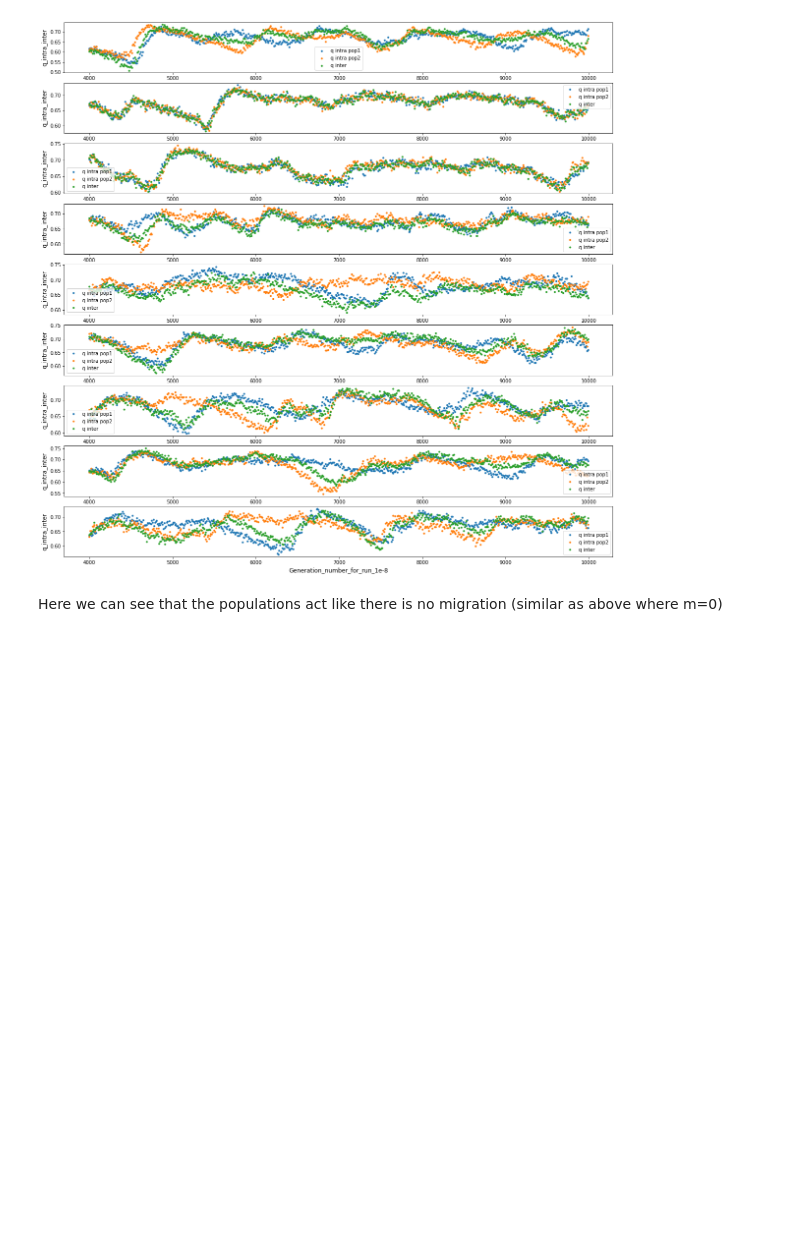
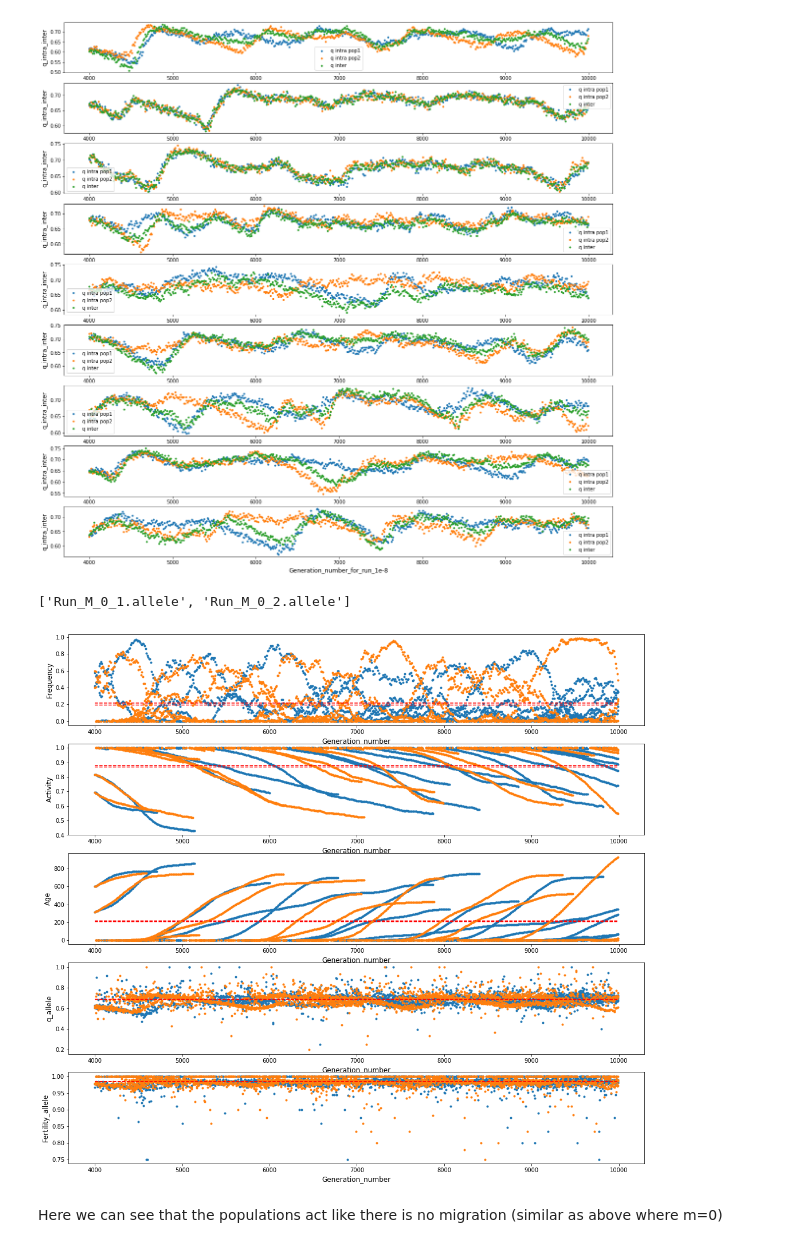
Before and after one commit to alicegenestier/Red_Queen_PRDM9, a Jupyter notebook: cluster/meiosis/meiosis_notebook.ipynb, the cells around one changed output. Saved outputs shown, nothing was run; the diff lists cells and outputs as text; code cells hidden in the pictures; blank space fills up the shorter version.

```diff
--- a/cluster/meiosis/meiosis_notebook.ipynb
+++ b/cluster/meiosis/meiosis_notebook.ipynb
@@ -594,7 +588,10 @@ def plot_regim_mig(target_folder_path,x_param,y_params,files_names,withoutneutra
         plt.xlabel(x_param, fontsize = 12)
         index_line=index_line+1
 # %%
-#plot_regim_mig(target_folder_path="analyses/scaling_M_3/",x_param="Generation_number",y_params=["Frequency","Activity","Age","q_allele","Fertility_allele"],files_names=["Run_M_0_1.allele","Run_M_0_2.allele"],withoutneutral=1,withoutnan=1,larg=17,long=18)
+plot_regim_mig(target_folder_path="analyses/scaling_M_3/",x_param="Generation_number",y_params=["Frequency","Activity","Age","q_allele","Fertility_allele"],files_names=["Run_M_0_1.allele","Run_M_0_2.allele"],withoutneutral=1,withoutnan=1,larg=17,long=18)
+# %% [output]
+['Run_M_0_1.allele', 'Run_M_0_2.allele']
+[figure, added]
 # %%
 #plot_regim_mig(target_folder_path="analyses/scaling_M_3/",x_param="Generation_number",y_params=["Frequency","Activity","Age","q_allele","Fertility_allele"],files_names=["Run_M_1e-7_1.allele","Run_M_1e-7_2.allele"],withoutneutral=1,withoutnan=1,larg=17,long=18)
 # %% [markdown]
```
Also changed, not shown: parts of 8 cells of this notebook, 2 other files.
